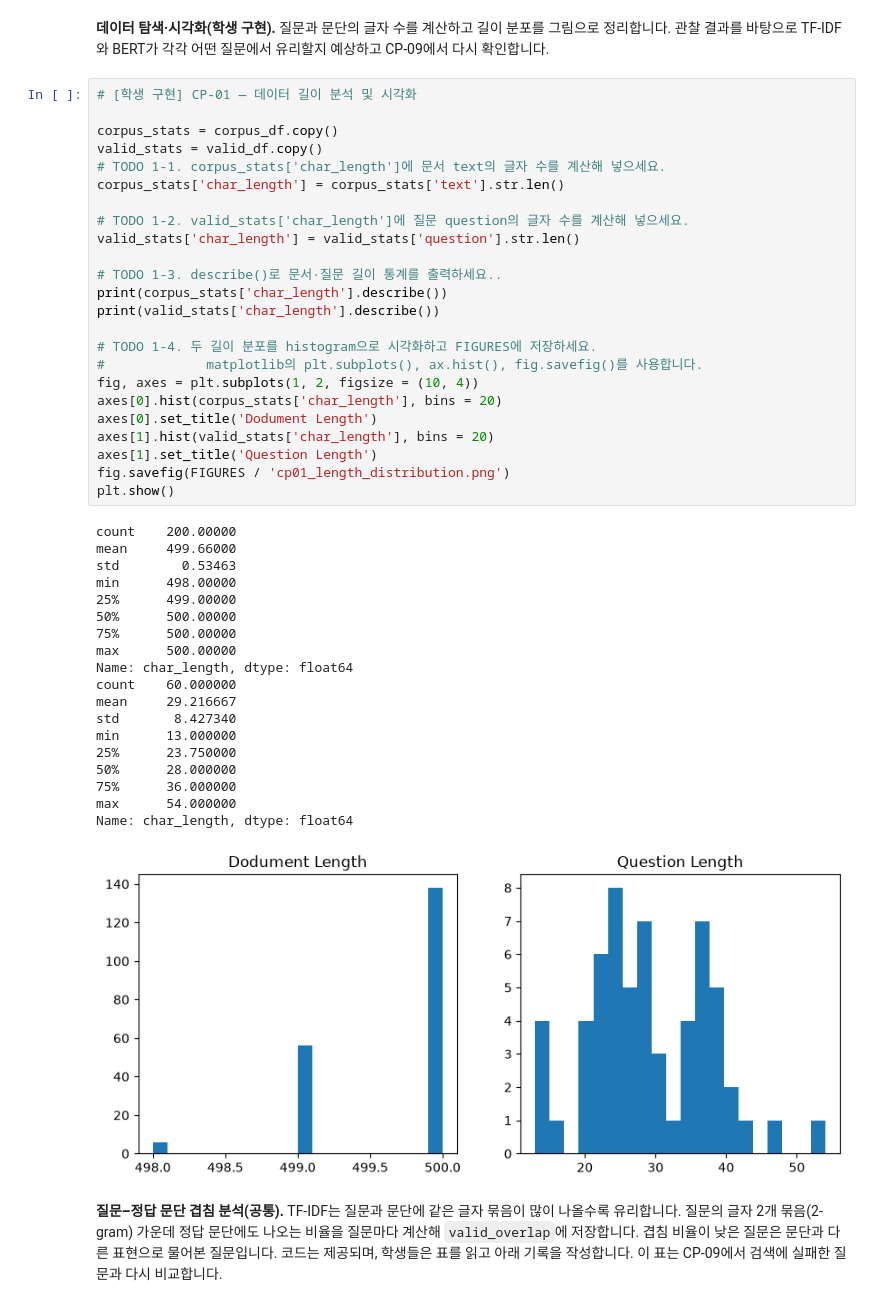
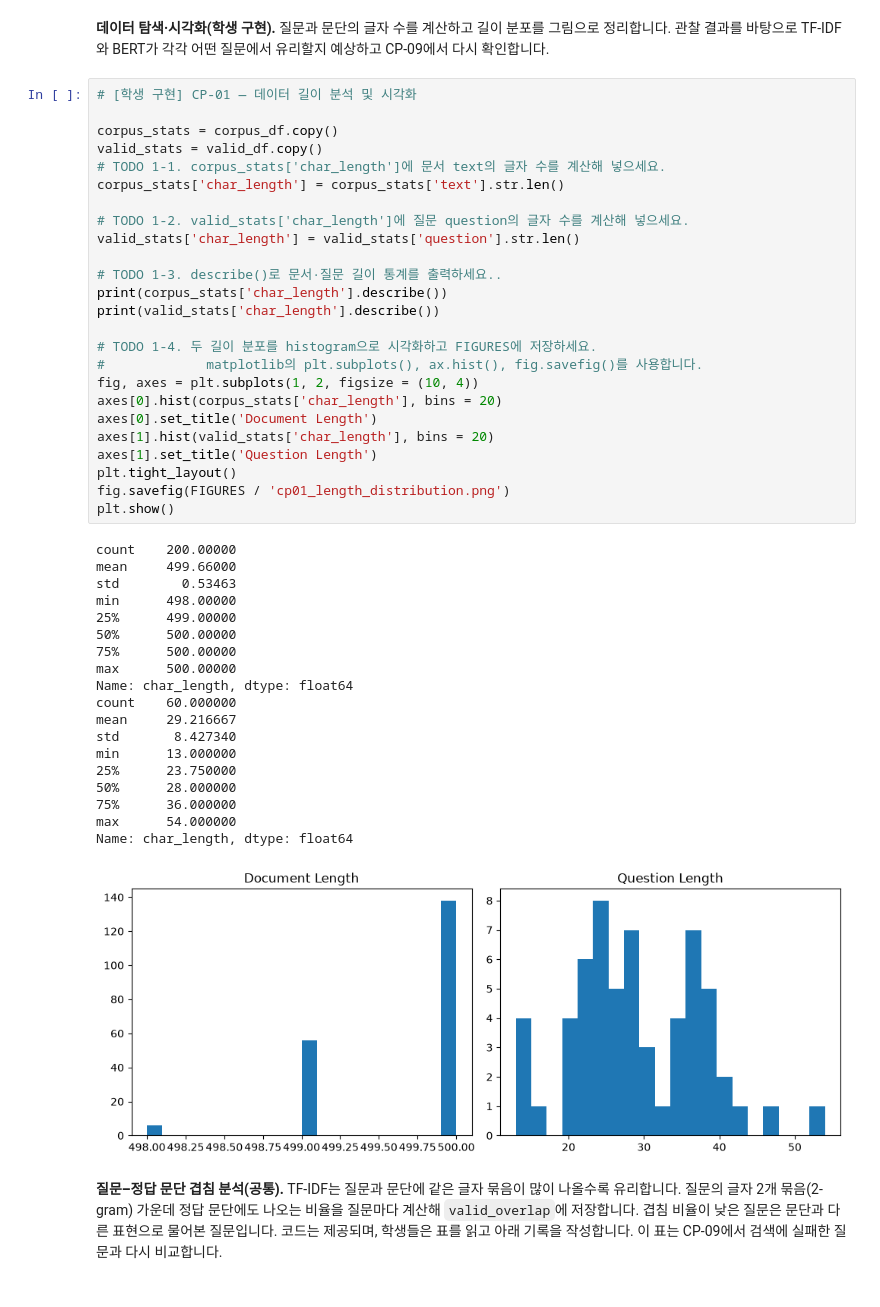
Before and after one commit to Gotti0/ai-mini-projects, a Jupyter notebook: mini-project-02/code/NLP_BERT_MiniProject_Student.ipynb, the cells around one changed output. Saved outputs shown, nothing was run; the diff lists cells and outputs as text.

```diff
--- a/mini-project-02/code/NLP_BERT_MiniProject_Student.ipynb
+++ b/mini-project-02/code/NLP_BERT_MiniProject_Student.ipynb
@@ -234,35 +234,36 @@ valid_stats['char_length'] = valid_stats['question'].str.len()
 print(corpus_stats['char_length'].describe())
 print(valid_stats['char_length'].describe())
 
 # TODO 1-4. 두 길이 분포를 histogram으로 시각화하고 FIGURES에 저장하세요.
 #             matplotlib의 plt.subplots(), ax.hist(), fig.savefig()를 사용합니다.
 fig, axes = plt.subplots(1, 2, figsize = (10, 4))
 axes[0].hist(corpus_stats['char_length'], bins = 20)
-axes[0].set_title('Dodument Length')
+axes[0].set_title('Document Length')
 axes[1].hist(valid_stats['char_length'], bins = 20)
 axes[1].set_title('Question Length')
+plt.tight_layout()
 fig.savefig(FIGURES / 'cp01_length_distribution.png')
 plt.show()
 # %% [output]
 count    200.00000
 mean     499.66000
 std        0.53463
 min      498.00000
 25%      499.00000
 50%      500.00000
 75%      500.00000
 max      500.00000
 Name: char_length, dtype: float64
 count    60.000000
 mean     29.216667
 std       8.427340
 min      13.000000
 25%      23.750000
 50%      28.000000
 75%      36.000000
 max      54.000000
 Name: char_length, dtype: float64
-[figure, old version]
+[figure, new version]
 # %% [markdown]
 **질문–정답 문단 겹침 분석(공통).** TF-IDF는 질문과 문단에 같은 글자 묶음이 많이 나올수록 유리합니다. 질문의 글자 2개 묶음(2-gram) 가운데 정답 문단에도 나오는 비율을 질문마다 계산해 `valid_overlap`에 저장합니다. 겹침 비율이 낮은 질문은 문단과 다른 표현으로 물어본 질문입니다. 코드는 제공되며, 학생들은 표를 읽고 아래 기록을 작성합니다. 이 표는 CP-09에서 검색에 실패한 질문과 다시 비교합니다.
 # %%
```
Also changed, not shown: parts of 16 cells of this notebook.
